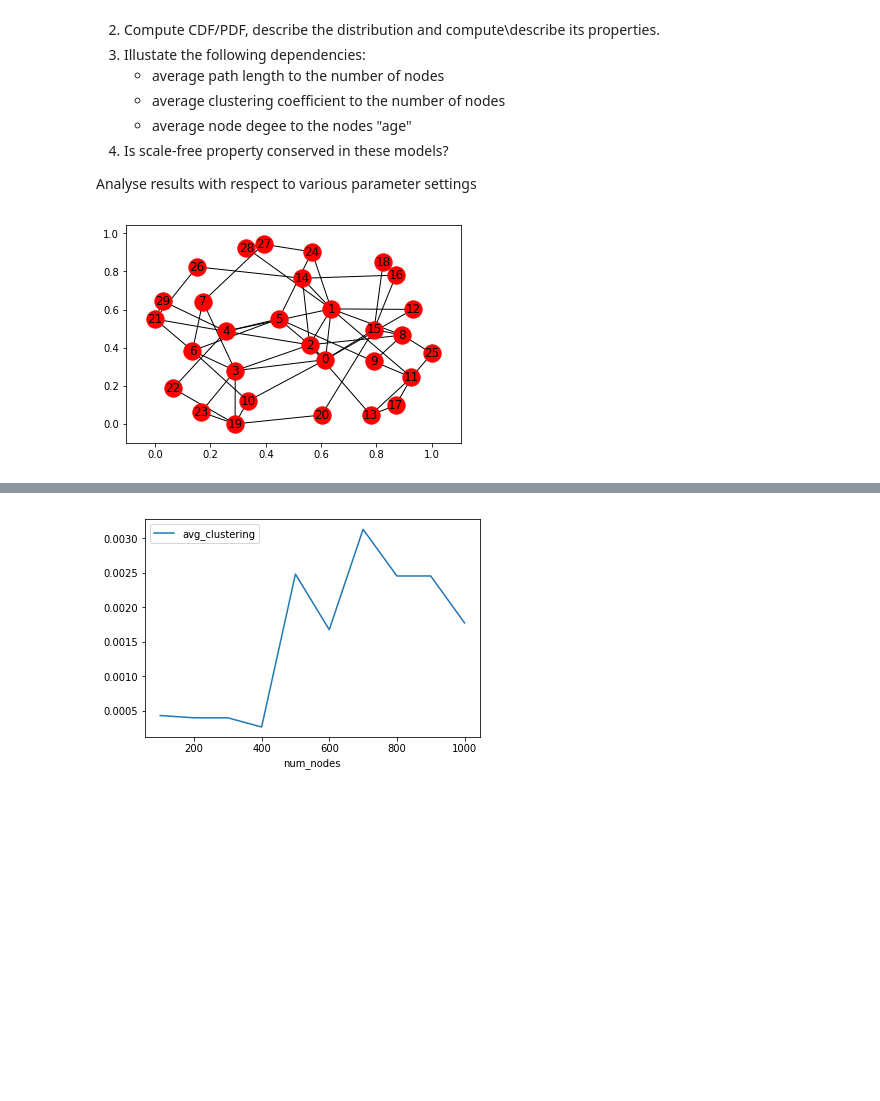
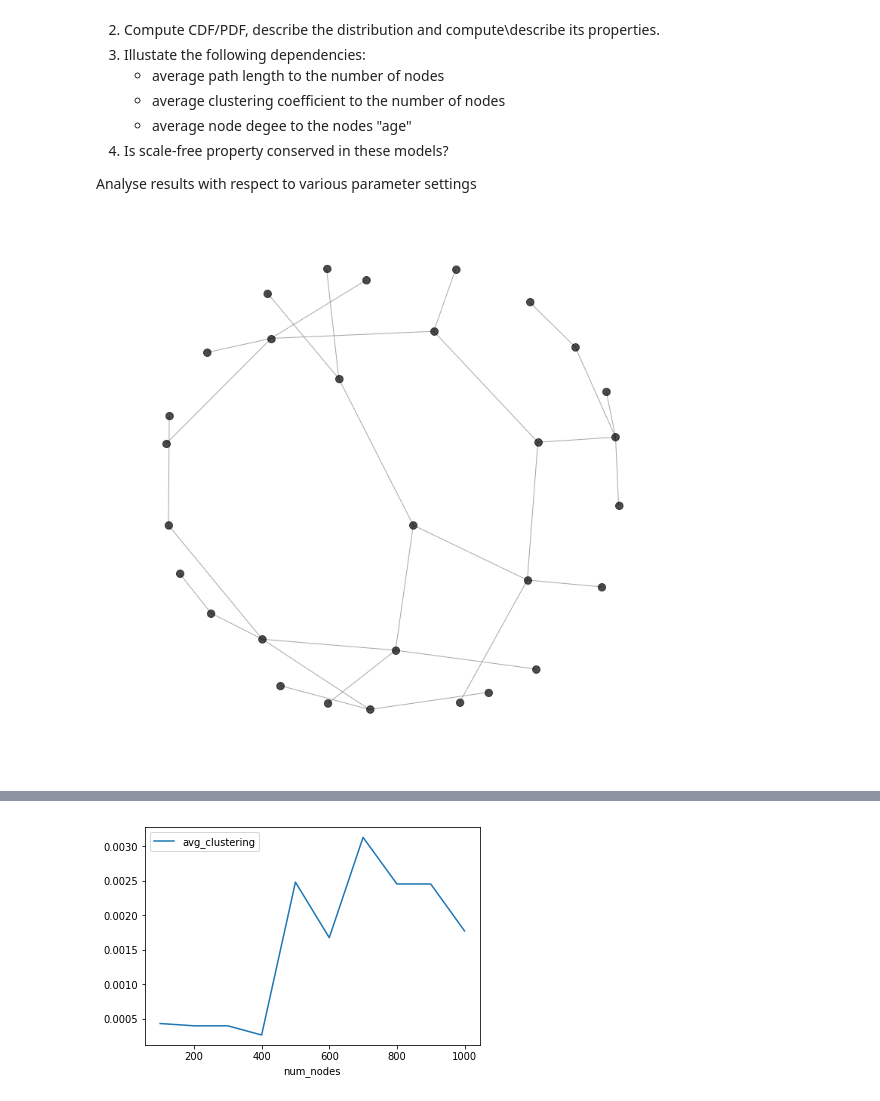
Before and after one commit to Euphe/ns, a Jupyter notebook: Homeworks/00_02._networks_ha2.ipynb, the cells around one changed output, grey strips where cells are left out. Drawn from its saved outputs; the diff is of its cells as text; code cells hidden in the pictures; blank space fills up the shorter version.

```diff
--- a/Homeworks/00_02._networks_ha2.ipynb
+++ b/Homeworks/00_02._networks_ha2.ipynb
@@ -53,49 +65,53 @@ import random
+# %%
+def get_stats_df():
+    return pd.DataFrame(columns=['num_nodes','avg_path_len','avg_clustering',
+                                 'avg_node_degree','avg_node_age','avg_degree_to_age'])
+
+def get_stats_row(graph, n_nodes):
+    row = {
+        'num_nodes': n_nodes,
+    }
+    try:
+        row['avg_path_len'] = nx.average_shortest_path_length(graph)
+    except (ZeroDivisionError, nx.NetworkXError):
+        row['avg_path_len'] = np.NaN
+    row['avg_clustering'] = nx.average_clustering(graph)
+
+    degree = pd.Series(graph.degree())
+    row['avg_node_degree'] = degree.mean()
+    row['avg_node_age'] = np.array(degree.index).mean()
+    row['avg_degree_to_age'] = (degree/(np.array(degree.index)+1)).mean()
+    return row
 # %%
 def ba_model_no_pa_generator(n_nodes, m_edges, compute_stats_every=100):
-    """Barabasi and Albert model, no preferential attachment"""
+    """Model A.
+
+    Barabasi and Albert model, no preferential attachment"""
     graph = nx.Graph()
+    graph.add_node(0)
+    for i in range(m_edges+1):
+        for j in range(i+1, m_edges+1):
+            graph.add_edge(i,j)
 
-    num_nodes = []
-    avg_path_len = []
-    avg_clustering = []
-    avg_node_degree = []
-    avg_node_age = []
+    stats_df = get_stats_df()
 
-    for t in range(n_nodes):
+    for t in range(m_edges+1, n_nodes):
         initial_nodes = graph.nodes()
+
         # growth
         graph.add_node(t)
 
         nodes_to_pick = list(initial_nodes)
         # connect to m random existing nodes, probability is uniform
-        for _ in range(m_edges):
-            try:
-                node = random.choice(nodes_to_pick)
-            except IndexError:
-                break
-            nodes_to_pick.remove(node)
-            graph.add_edge(t, node)
+        targets = np.random.choice(range(1, t), size=m_edges, replace=False)
+        for target in targets:
+            graph.add_edge(t, target)
 
         if (t+1) % compute_stats_every == 0:
-            num_nodes.append(t+1)
-            try:
-                avg_path_len.append(nx.average_shortest_path_length(graph))
-            except ZeroDivisionError:
-                avg_path_len.append(np.NaN)
-            avg_clustering.append(nx.average_clustering(graph))
+            stats_df.loc[len(stats_df)] = get_stats_row(graph, t+1)
 
-            degree = pd.Series(graph.degree())
-            avg_node_degree.append(degree.mean())
-            avg_node_age.append(np.array(degree.index).mean())
+    return graph, stats_df
 
-    stats_df = pd.DataFrame({
-        'num_nodes': num_nodes,
-        'avg_path_len': avg_path_len,
-        'avg_clustering': avg_clustering,
-        'avg_node_degree': avg_node_degree,
-        'avg_node_age': avg_node_age
-    })
-    return graph, stats_df
-nx.draw_networkx(ba_model_no_pa_generator(30, 2)[0])
+draw_nx(ba_model_no_pa_generator(30, 1)[0])
 # %% [output]
-[figure, old version]
+[figure, new version]
```
Also changed, not shown: parts of 20 cells of this notebook.
